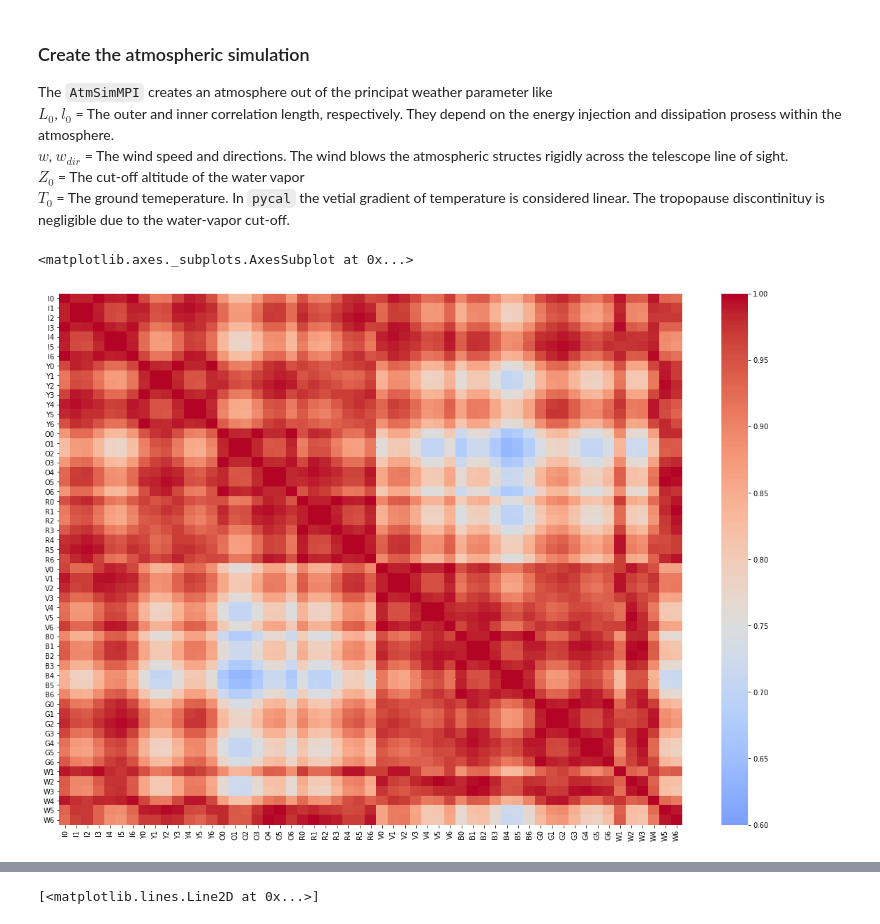
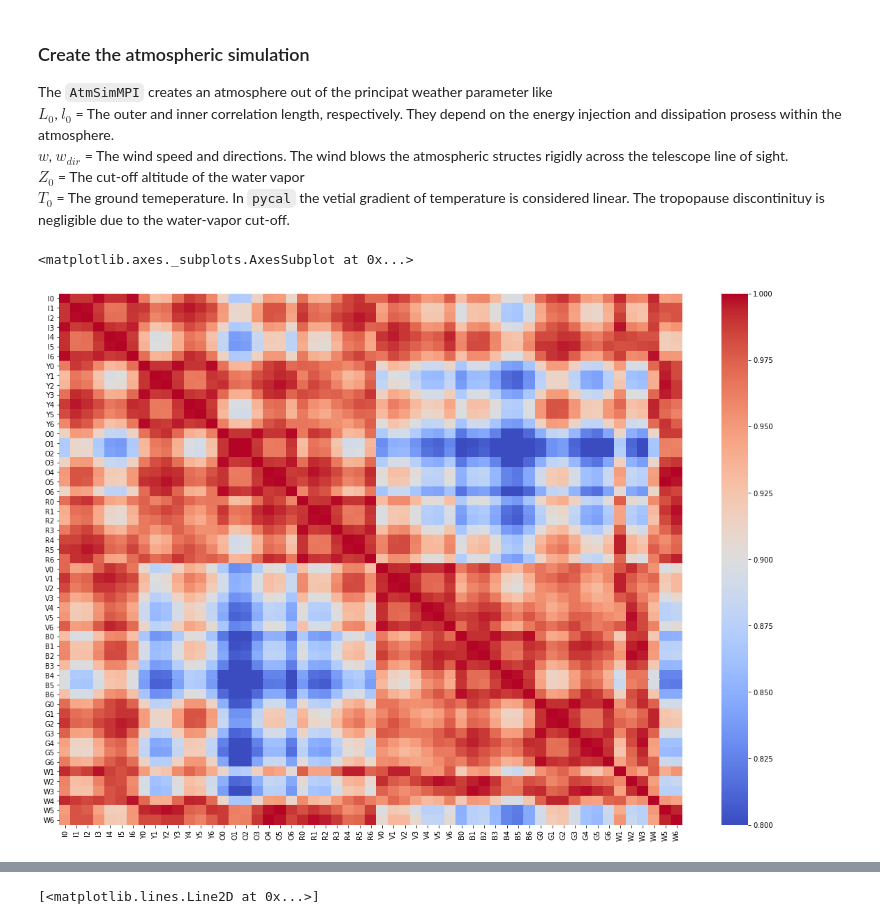
Before and after one commit to cmbgroundbased/cal, a Jupyter notebook: cookbook/skypatch.ipynb, the cells around one changed output, grey strips where cells are left out. Saved outputs shown, nothing was run; the diff lists cells and outputs as text; code cells hidden in the pictures.

```diff
--- a/cookbook/skypatch.ipynb
+++ b/cookbook/skypatch.ipynb
@@ -30,7 +30,7 @@ azmax=(36/180)*np.pi
 elmin=(60/180)*np.pi
 elmax=(80/180)*np.pi
 tmin=0.0
-tmax=3600.0
+tmax=3600
 lmin_center=20
 lmin_sigma=0
 lmax_center=600
@@ -52,7 +52,7 @@ nelem_sim_max=200
 verbosity=1
 comm=communicator
 key1=0
-key2=8500
+key2=81458
 counterval1=0
 counterval2=0
 cachedir="/home/algebrato/Progetti/CMB4G/libcal/cookbook/atm_cache"
@@ -69,7 +78,8 @@ if rank==0:
 # %%
 # samples frequency
 fs_hz=25
-
+tmax = tmax/3
+print(tmax)
 # timestamp in seconds (now we simulate 1h of observations)
 times=np.linspace(0,tmax,int(tmax)*fs_hz)
 
@@ -141,8 +152,8 @@ tod=dict()
 
 for i in detecotrs:
     directions=focalplane['horns'][i]['orientation']
-    l=directions[0]/directions[2]
-    u=directions[1]/directions[2]
+    l=np.arctan(directions[0]/directions[2])
+    u=np.arctan(directions[1]/directions[2])
     tod[i]={'signal':np.zeros(int(tmax)*fs_hz), 'l':l, 'u':u}
 
 obs=dict()
@@ -192,10 +203,10 @@ atm=pycal.AtmSimMPI(azmin,
                     nelem_sim_max,
                     verbosity,
                     comm,
-                    0,
-                    8500,
-                    0,
-                    0,
+                    key1,
+                    key2,
+                    counterval1,
+                    counterval2,
                     cachedir,
                     rmin,
                     rmax
@@ -228,7 +239,7 @@ matrix.to_csv(r"TOD_matrix.csv",index = False, header=True)
 MTX_CX=matrix.corr()
 # %%
 plt.figure(1, figsize=(20,14))
-sn.heatmap(MTX_CX, annot=False, cmap='coolwarm', center=0.75, vmin=0.6, vmax=1)
+sn.heatmap(MTX_CX, annot=False, cmap='coolwarm', center=0.9, vmin=0.8, vmax=1)
 # %% [output]
 <matplotlib.axes._subplots.AxesSubplot at 0x...>
-[figure, old version]
+[figure, new version]
```
Also changed, not shown: parts of 12 cells of this notebook, 4 other files.
